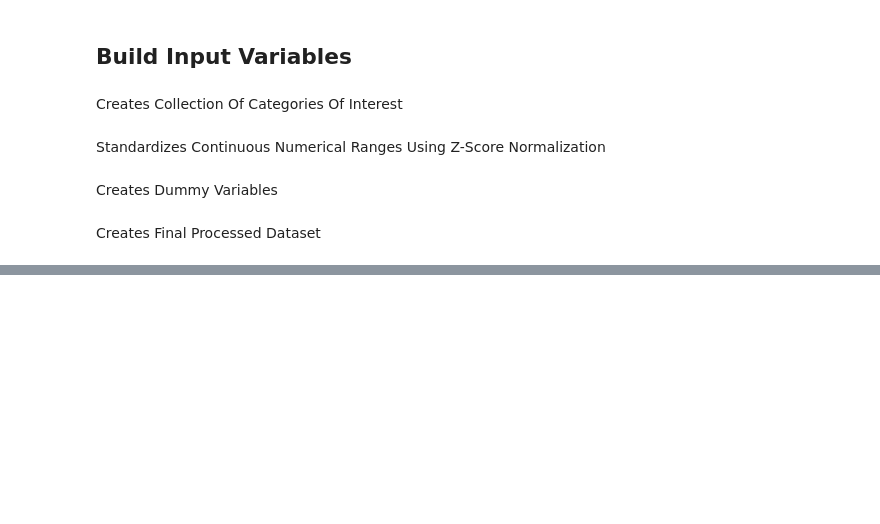
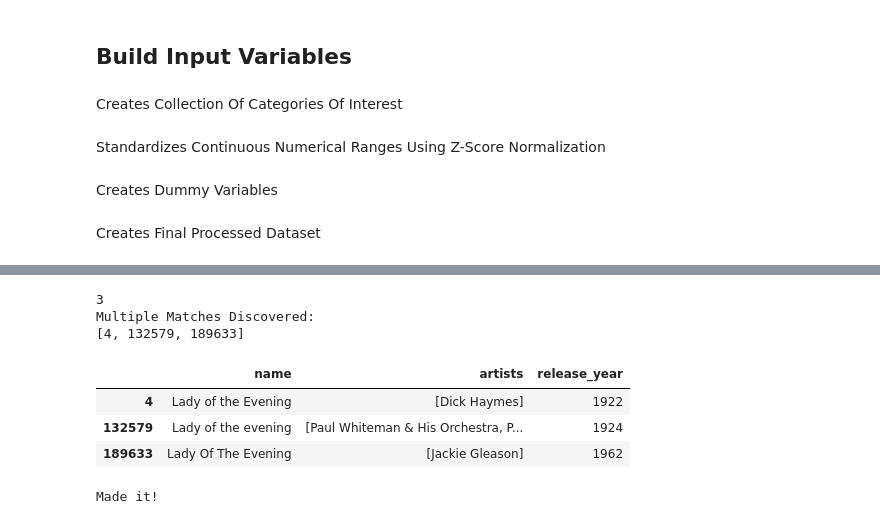
Before and after one commit to pjmaguire/find_me_music, a Jupyter notebook: Find_Me_Music.ipynb, the cells around one changed output, grey strips where cells are left out. Cells and saved outputs as stored; diff of their text form; code cells hidden in the pictures; blank space fills up the shorter version.

```diff
--- a/Find_Me_Music.ipynb
+++ b/Find_Me_Music.ipynb
@@ -915,0 +1218,79 @@ X = X.reset_index()
+# %%
+#Perfect Matches
+perfect_matches = [match for match in song_matches if match[1] == 100]
+
+#Single Perfect Match
+if len(perfect_matches) == 1:
+  #Saves Track ID
+  source_songs_ids.append(perfect_matches[0][2])
+
+#Multiple Perfect Matches
+elif len(perfect_matches) > 1:
+  print("Multiple Matches Discovered:")
+  #Extract Match Indexes
+  perfect_matches_indexes = [id[2] for id in perfect_matches]
+  #Subsets Track Dataset
+  perfect_matches_data = tracks.iloc[perfect_matches_id]
+  #Adds Track ID Column
+  perfect_matches_data["track_index"] = perfect_matches_data.index
+  #Resets Dataframe Index
+  #Note: For user selection reasons
+  perfect_matches_data = perfect_matches_data.reset_index(drop=True)
+
+  #Displays List Of Options
+  print(perfect_matches_data.drop("track_index", axis=1))
+
+  #User Input
+  perfect_matches_choice = input("\nPlease enter the track number you prefer. If you would like to see additional non-perfect matches, just leave the input blank and press Enter.\n\tSelection: ")
+
+  #Choice Assessment
+  while True:
+    if input != "":
+      #Input Gatekeeping
+      #Int Check
+      try:
+        perfect_matches_choice = int(perfect_matches_choice)
+      except:
+        print("Answer not given as an integer. Please re-submit.")
+        perfect_matches_choice = input("\nPlease enter the track number you prefer. If you would like to see additional non-perfect matches, just leave the input blank and press Enter.\n\tSelection: ")
+        continue
+
+      #Index Check
+      try:
+        perfect_matches_choice = perfect_matches[perfect_matches_choice]
+      except:
+        print("Answer not in range of options. Please re-submit.")
+        perfect_matches_choice = input("\nPlease enter the track number you prefer. If you would like to see additional non-perfect matches, just leave the input blank and press Enter.\n\tSelection: ")
+        continue
+
+      #Saves Track ID
+      source_songs_ids.append(perfect_matches_choice.loc["track_index"][2])
+      break
+    else:
+# %% [output]
+3
+Multiple Matches Discovered:
+[4, 132579, 189633]
+# %%
+test = tracks.iloc[perfect_matches_id]
+test
+test[["name", "artists", "release_year"]]
+# %% [output]
+|  | name | artists | release_year |
+| 4 | Lady of the Evening | [Dick Haymes] | 1922 |
+| 132579 | Lady of the evening | [Paul Whiteman & His Orchestra, P... | 1924 |
+| 189633 | Lady Of The Evening | [Jackie Gleason] | 1962 |
+# %%
+x = 5
+
+while True:
+  try:
+    x > 6
+  except:
+    print("Answer not given as an integer. Please re-submit:")
+    x = int(input(""))
+    continue
+  print("Made it!")
+  break
+# %% [output]
+Made it!
```
Also changed, not shown: parts of 45 cells of this notebook.
